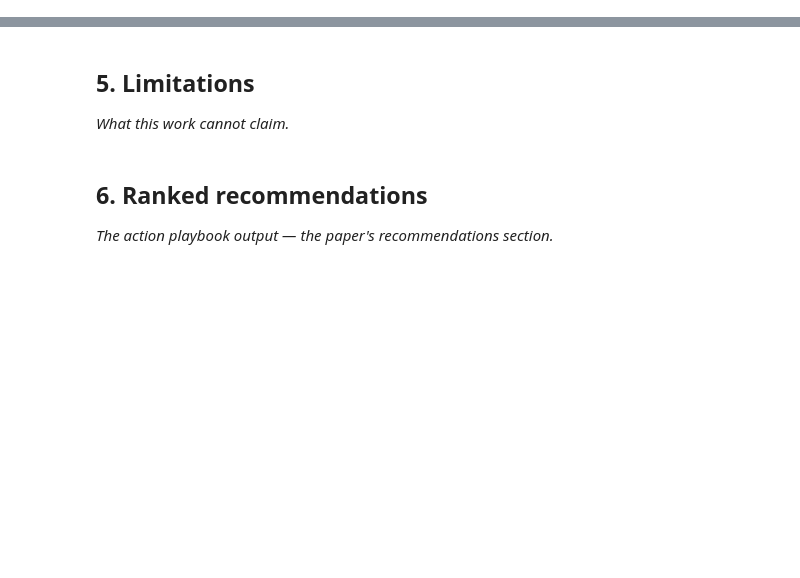
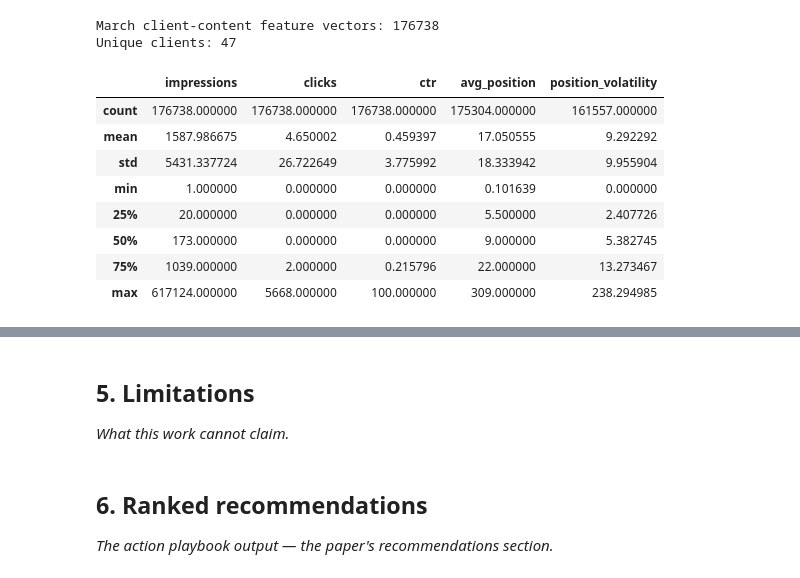
Before and after one commit to girishpatil935/ML_Internship, a Jupyter notebook: work/notebooks/capstone.ipynb, the cells around one changed output, grey strips where cells are left out. Drawn from its saved outputs; the diff is of its cells as text; code cells hidden in the pictures; blank space fills up the shorter version.

```diff
--- a/work/notebooks/capstone.ipynb
+++ b/work/notebooks/capstone.ipynb
@@ -24,0 +322,68 @@ This skeleton is yours to fill. Work the sections **in order** — each one has
+# %%
+# Build the March 2026 client-content feature vector
+
+feature_vector = con.sql(f"""
+    SELECT
+        client_hash_id,
+        content_hash_id,
+
+        SUM(gsc_impressions) AS impressions,
+
+        SUM(gsc_clicks) AS clicks,
+
+        CASE
+            WHEN SUM(gsc_impressions) > 0
+            THEN
+                100.0 * SUM(gsc_clicks)
+                / SUM(gsc_impressions)
+            ELSE NULL
+        END AS ctr,
+
+        AVG(
+            NULLIF(gsc_avg_position, 0)
+        ) AS avg_position,
+
+        STDDEV_SAMP(
+            NULLIF(gsc_avg_position, 0)
+        ) AS position_volatility
+
+    FROM {FACT_DAILY}
+
+    WHERE report_date >= DATE '2026-03-01'
+      AND report_date < DATE '2026-04-01'
+      AND gsc_data_available IS TRUE
+
+    GROUP BY
+        client_hash_id,
+        content_hash_id
+""").df()
+
+print("March client-content feature vectors:", len(feature_vector))
+print(
+    "Unique clients:",
+    feature_vector["client_hash_id"].nunique()
+)
+
+display(
+    feature_vector[
+        [
+            "impressions",
+            "clicks",
+            "ctr",
+            "avg_position",
+            "position_volatility"
+        ]
+    ].describe()
+)
+# %% [output]
+March client-content feature vectors: 176738
+Unique clients: 47
+|  | impressions | clicks | ctr | avg_position | position_volatility |
+| count | 176738.000000 | 176738.000000 | 176738.000000 | 175304.000000 | 161557.000000 |
+| mean | 1587.986675 | 4.650002 | 0.459397 | 17.050555 | 9.292292 |
+| std | 5431.337724 | 26.722649 | 3.775992 | 18.333942 | 9.955904 |
+| min | 1.000000 | 0.000000 | 0.000000 | 0.101639 | 0.000000 |
+| 25% | 20.000000 | 0.000000 | 0.000000 | 5.500000 | 2.407726 |
+| 50% | 173.000000 | 0.000000 | 0.000000 | 9.000000 | 5.382745 |
+| 75% | 1039.000000 | 2.000000 | 0.215796 | 22.000000 | 13.273467 |
+| max | 617124.000000 | 5668.000000 | 100.000000 | 309.000000 | 238.294985 |
```
Also changed, not shown: parts of 14 cells of this notebook.
